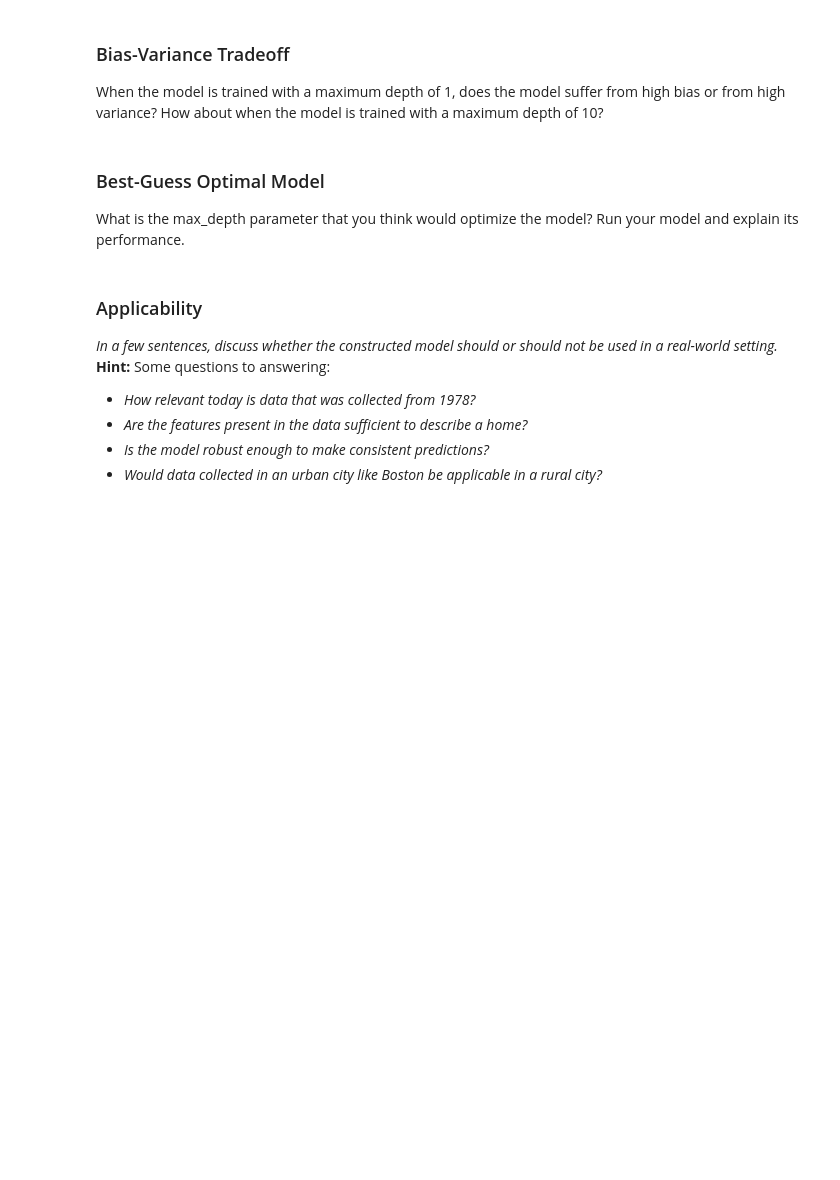
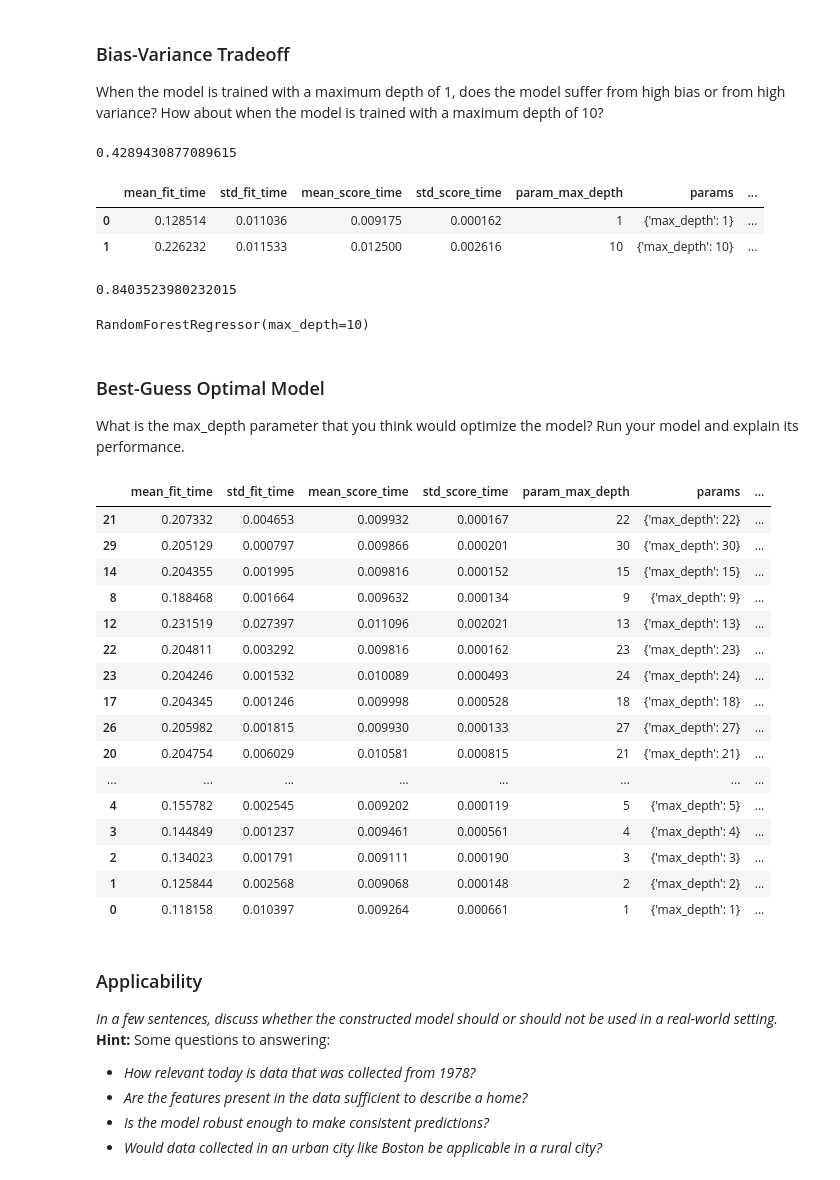
Before and after one commit to ironhack-bcn-data-pt/50-lab-problems-with-ML, a Jupyter notebook: your-code/lab_boston_housing.ipynb, the cells around one changed output. Drawn from its saved outputs; the diff is of its cells as text; code cells hidden in the pictures; blank space fills up the shorter version.

```diff
--- a/your-code/lab_boston_housing.ipynb
+++ b/your-code/lab_boston_housing.ipynb
@@ -319,3 +333,10 @@ sns.relplot(y=scores,x=[2,4,6,8,10])
 When the model is trained with a maximum depth of 1, does the model suffer from high bias or from high variance? How about when the model is trained with a maximum depth of 10?
 # %%
 # Your response here
+RFR_1 = RandomForestRegressor(max_depth=1)
+# %%
+RFR_1.fit(X_train,y_train)
+y_pred = RFR_1.predict(X_test)
+performance_metric(y_test,y_pred)
+# %% [output]
+0.4289430877089615
@@ -322,3 +345,23 @@ When the model is trained with a maximum depth of 1, does the model suffer from
+# %%
+params = {'max_depth': [1,10]}
+
+GridSearch = GridSearchCV(estimator = RandomForestRegressor(),
+                   param_grid = params)
+
+GridSearch.fit(X_train, y_train)
+pd.DataFrame(GridSearch.cv_results_)
+# %% [output]
+|  | mean_fit_time | std_fit_time | mean_score_time | std_score_time | param_max_depth | params | ... |
+| 0 | 0.128514 | 0.011036 | 0.009175 | 0.000162 | 1 | {'max_depth': 1} | ... |
+| 1 | 0.226232 | 0.011533 | 0.012500 | 0.002616 | 10 | {'max_depth': 10} | ... |
+# %%
+GridSearch.best_score_
+# %% [output]
+0.8403523980232015
+# %%
+GridSearch.best_estimator_
+# %% [output]
+RandomForestRegressor(max_depth=10)
 # %% [markdown]
 ### Best-Guess Optimal Model
 What is the max_depth parameter that you think would optimize the model? Run your model and explain its performance.
@@ -327,3 +368,30 @@ What is the max_depth parameter that you think would optimize the model? Run you
+# %%
+# Your response here
+params = {'max_depth': range(1,31)}
+
+GridSearch = GridSearchCV(estimator = RandomForestRegressor(),
+                   param_grid = params)
+
+GridSearch.fit(X_train, y_train)
+pd.DataFrame(GridSearch.cv_results_).sort_values('rank_test_score')
+# %% [output]
+|  | mean_fit_time | std_fit_time | mean_score_time | std_score_time | param_max_depth | params | ... |
+| 21 | 0.207332 | 0.004653 | 0.009932 | 0.000167 | 22 | {'max_depth': 22} | ... |
+| 29 | 0.205129 | 0.000797 | 0.009866 | 0.000201 | 30 | {'max_depth': 30} | ... |
+| 14 | 0.204355 | 0.001995 | 0.009816 | 0.000152 | 15 | {'max_depth': 15} | ... |
+| 8 | 0.188468 | 0.001664 | 0.009632 | 0.000134 | 9 | {'max_depth': 9} | ... |
+| 12 | 0.231519 | 0.027397 | 0.011096 | 0.002021 | 13 | {'max_depth': 13} | ... |
+| 22 | 0.204811 | 0.003292 | 0.009816 | 0.000162 | 23 | {'max_depth': 23} | ... |
+| 23 | 0.204246 | 0.001532 | 0.010089 | 0.000493 | 24 | {'max_depth': 24} | ... |
+| 17 | 0.204345 | 0.001246 | 0.009998 | 0.000528 | 18 | {'max_depth': 18} | ... |
+| 26 | 0.205982 | 0.001815 | 0.009930 | 0.000133 | 27 | {'max_depth': 27} | ... |
+| 20 | 0.204754 | 0.006029 | 0.010581 | 0.000815 | 21 | {'max_depth': 21} | ... |
+| ... | ... | ... | ... | ... | ... | ... | ... |
+| 4 | 0.155782 | 0.002545 | 0.009202 | 0.000119 | 5 | {'max_depth': 5} | ... |
+| 3 | 0.144849 | 0.001237 | 0.009461 | 0.000561 | 4 | {'max_depth': 4} | ... |
+| 2 | 0.134023 | 0.001791 | 0.009111 | 0.000190 | 3 | {'max_depth': 3} | ... |
+| 1 | 0.125844 | 0.002568 | 0.009068 | 0.000148 | 2 | {'max_depth': 2} | ... |
+| 0 | 0.118158 | 0.010397 | 0.009264 | 0.000661 | 1 | {'max_depth': 1} | ... |
 # %% [markdown]
 ### Applicability
 *In a few sentences, discuss whether the constructed model should or should not be used in a real-world setting.*
```
Also changed, not shown: parts of 10 cells of this notebook.
